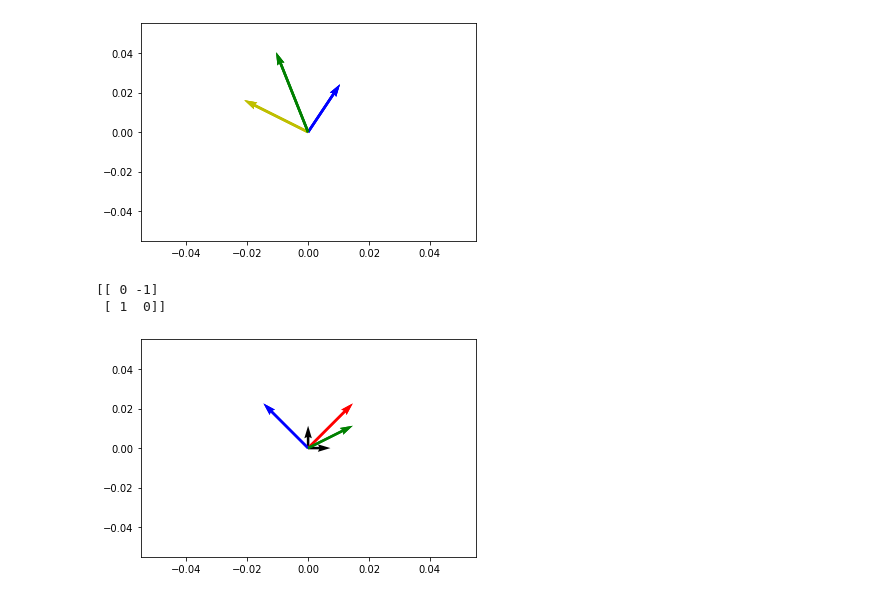
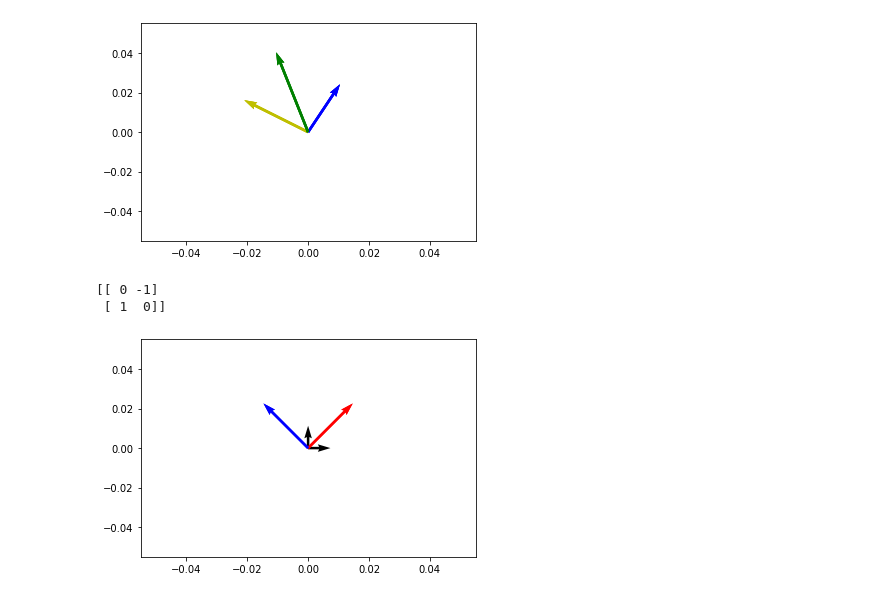
Before and after one commit to schae211/Playground, a Jupyter notebook: numpy_playground_01.ipynb, the cells around one changed output. Cells and saved outputs as stored; diff of their text form; code cells hidden in the pictures.

```diff
--- a/numpy_playground_01.ipynb
+++ b/numpy_playground_01.ipynb
@@ -37,20 +28,21 @@ plt.show()
 # %% [output]
 [figure]
 # %%
+# Visualize transformation of vector by matrix (rotation -90°)
 i_hat = np.array([1, 0])
 j_hat = np.array([0, 1])
 vec_1 = np.array([2, 2])
 trans_matrix = np.array([[0, -1],[1, 0]])
 vec_1_transform = trans_matrix.dot(vec_1)
 print(trans_matrix)
 origin = np.array([[0, 0],[0, 0]])
 
 plt.quiver(*origin, np.array([i_hat[0], j_hat[0]]), np.array([i_hat[1], j_hat[1]]), color=["black"], scale=15)
 plt.quiver(*origin, vec_1[0], vec_1[1], color="r", scale=15)
 plt.quiver(*origin, vec_1_transform[0], vec_1_transform[1], color="b", scale=15)
-plt.quiver(*origin, 2, 1, color="green", scale=15)
+#plt.quiver(*origin, 2, 1, color="green", scale=15)
 plt.show()
 # %% [output]
 [[ 0 -1]
  [ 1  0]]
-[figure, old version]
+[figure, new version]
```
Also changed, not shown: parts of 5 cells of this notebook.
